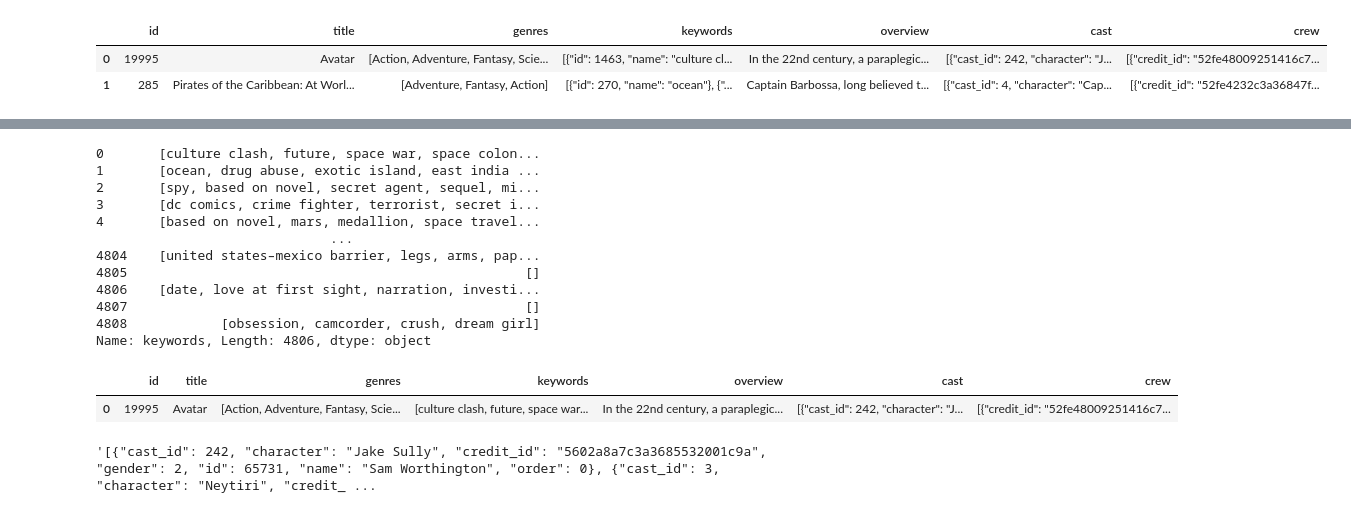
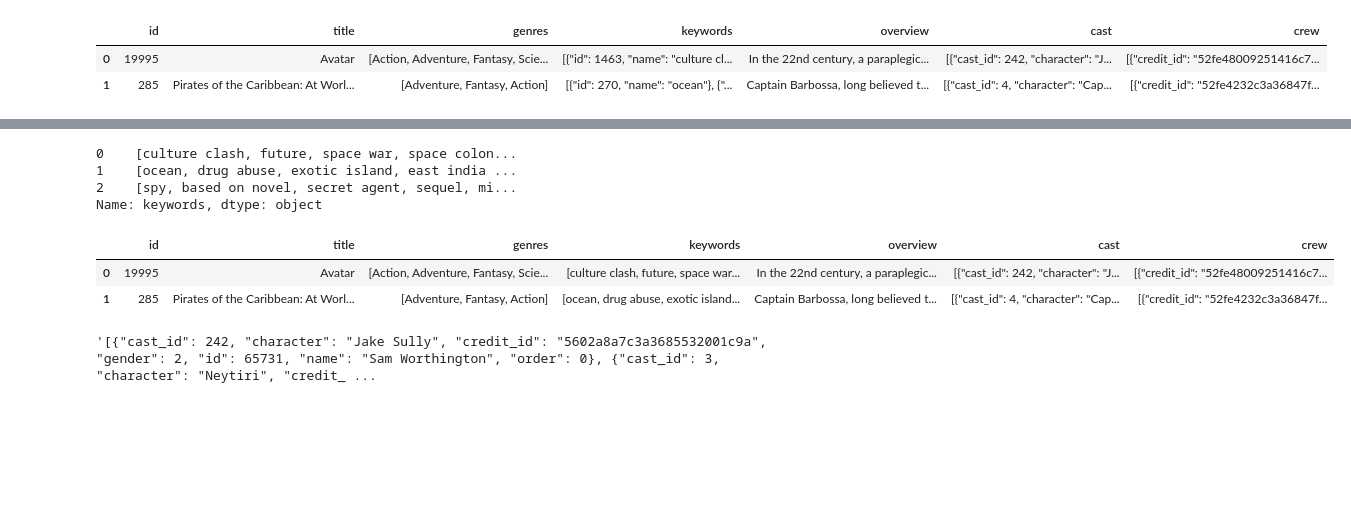
Before and after one commit to CodeCraftsmanSandeep/ML-Movie-Recommender-System, a Jupyter notebook: Python-code/code.ipynb, the cells around one changed output, grey strips where cells are left out. Cells and saved outputs as stored; diff of their text form; code cells hidden in the pictures; blank space fills up the shorter version.

```diff
--- a/Python-code/code.ipynb
+++ b/Python-code/code.ipynb
@@ -177,27 +171,20 @@ convert_to_list(movies.iloc[0].keywords)
  'mind and soul',
  '3d']
 # %%
-movies['keywords'].apply(convert_to_list)
+movies['keywords'].apply(convert_to_list).head(3)
 # %% [output]
-0       [culture clash, future, space war, space colon...
-1       [ocean, drug abuse, exotic island, east india ...
-2       [spy, based on novel, secret agent, sequel, mi...
-3       [dc comics, crime fighter, terrorist, secret i...
-4       [based on novel, mars, medallion, space travel...
-                              ...
-4804    [united states–mexico barrier, legs, arms, pap...
-4805                                                   []
-4806    [date, love at first sight, narration, investi...
-4807                                                   []
-4808            [obsession, camcorder, crush, dream girl]
-Name: keywords, Length: 4806, dtype: object
+0    [culture clash, future, space war, space colon...
+1    [ocean, drug abuse, exotic island, east india ...
+2    [spy, based on novel, secret agent, sequel, mi...
+Name: keywords, dtype: object
 # %%
 movies['keywords'] = movies['keywords'].apply(convert_to_list)
 # %%
-movies.head(1)
+movies.head(2)
 # %% [output]
 |  | id | title | genres | keywords | overview | cast | crew |
 | 0 | 19995 | Avatar | [Action, Adventure, Fantasy, Scie... | [culture clash, future, space war... | In the 22nd century, a paraplegic... | [{"cast_id": 242, "character": "J... | [{"credit_id": "52fe48009251416c7... |
+| 1 | 285 | Pirates of the Caribbean: At Worl... | [Adventure, Fantasy, Action] | [ocean, drug abuse, exotic island... | Captain Barbossa, long believed t... | [{"cast_id": 4, "character": "Cap... | [{"credit_id": "52fe4232c3a36847f... |
 # %%
 movies.iloc[0]['cast']
 # %% [output]
```
Also changed, not shown: parts of 23 cells of this notebook, 1 other file.
